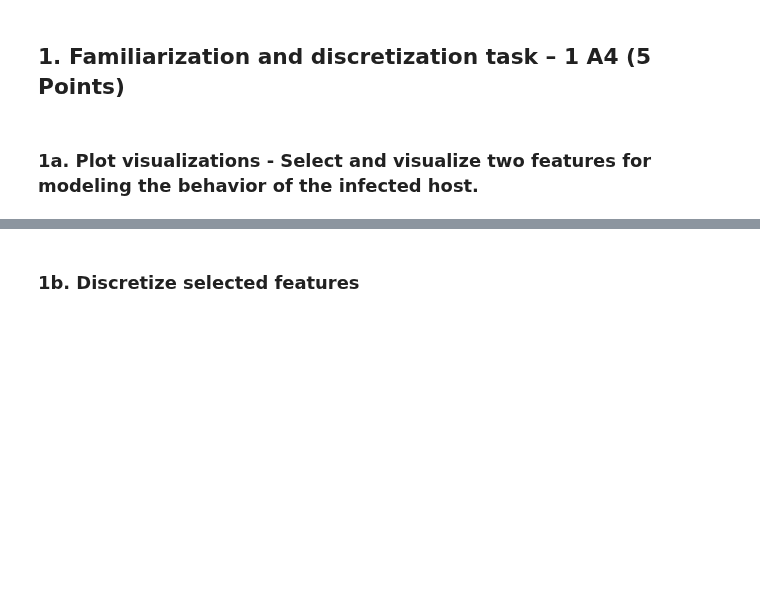
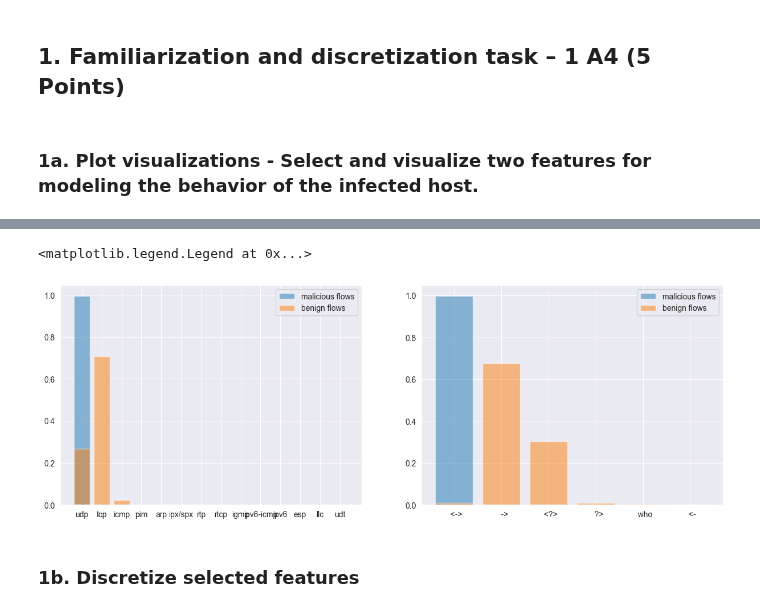
Before and after one commit to kbaran1998/CS4035-cyber-data, a Jupyter notebook: lab3/Lab3.ipynb, the cells around one changed output, grey strips where cells are left out. Saved outputs shown, nothing was run; the diff lists cells and outputs as text; code cells hidden in the pictures; blank space fills up the shorter version.

```diff
--- a/lab3/Lab3.ipynb
+++ b/lab3/Lab3.ipynb
@@ -37,3 +41,9 @@ print("Word count:", word_count)
 ## 1. Familiarization and discretization task – 1 A4 (5 Points)
 # %% [markdown]
 ### 1a. Plot visualizations - Select and visualize two features for modeling the behavior of the infected host.
+# %%
+df = pd.read_csv("datasets/dataset_10/capture20110818.binetflow")
+df.head()
+
+# Print unique values of labels
+print(df.Label.unique())
@@ -39,0 +133,9 @@ print("Word count:", word_count)
+# %%
+# Group the df into malicious and benign flows
+# The label of malicious flows contain the string 'Botnet'
+malicious_flows = df[df.Label.str.contains('Botnet')]
+benign_flows = df[~df.Label.str.contains('Botnet')]
+
+# Print the number of malicious and benign flows
+print("Number of malicious flows: ", len(malicious_flows))
+print("Number of benign flows: ", len(benign_flows))
@@ -39,0 +204,3 @@ print("Word count:", word_count)
+# %%
+# Convert floats to None in state
+malicious_flows['State'] = malicious_flows['State'].apply(lambda x: "None" if type(x) == float else x)
@@ -40,3 +213,26 @@ print("Word count:", word_count)
+# %%
+import numpy as np
+# Visualize the distribution of the features
+import matplotlib.pyplot as plt
+import seaborn as sns
+
+# Select two features
+feature1 = 'Proto'
+feature2 = 'Dir'
+
+# Plot the distribution of the features normalized
+fig, ax = plt.subplots(1, 2, figsize=(15, 5))
+# ax[0].hist(malicious_flows[feature1], bins=50, alpha=0.5, label='malicious flows', density=True)
+# ax[0].hist(benign_flows[feature1], bins=50, alpha=0.5, label='benign flows', density=True)
+ax[0].bar(malicious_flows[feature1].unique(), malicious_flows[feature1].value_counts(normalize=True), alpha=0.5, label='malicious flows')
+ax[0].bar(benign_flows[feature1].unique(), benign_flows[feature1].value_counts(normalize=True), alpha=0.5, label='benign flows')
+ax[1].bar(malicious_flows[feature2].unique(), malicious_flows[feature2].value_counts(normalize=True), alpha=0.5, label='malicious flows')
+ax[1].bar(benign_flows[feature2].unique(), benign_flows[feature2].value_counts(normalize=True), alpha=0.5, label='benign flows')
+ax[0].legend()
+ax[1].legend()
+# %% [output]
+<matplotlib.legend.Legend at 0x...>
+[figure, added]
 # %% [markdown]
 ### 1b. Discretize selected features
 # %% [markdown]
```
Also changed, not shown: parts of 11 cells of this notebook.
